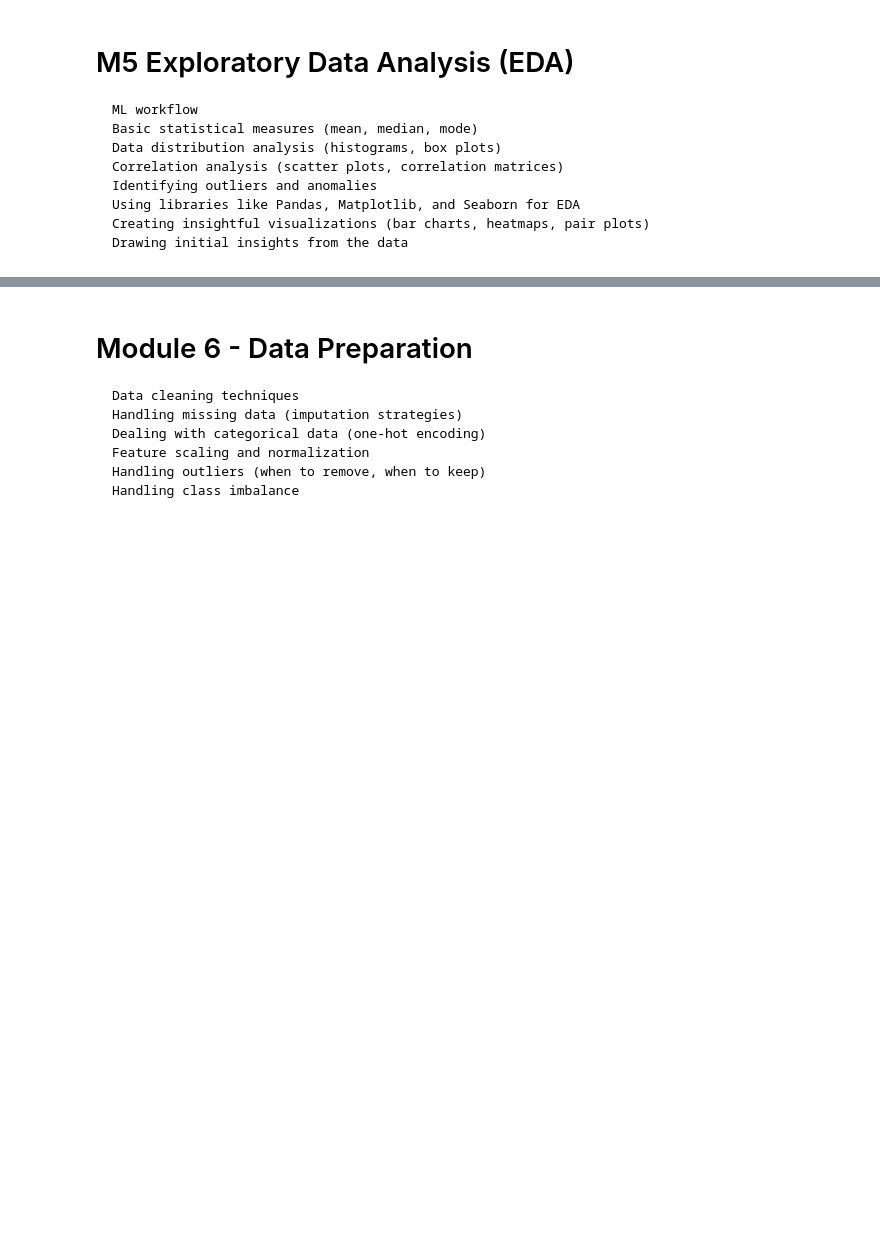
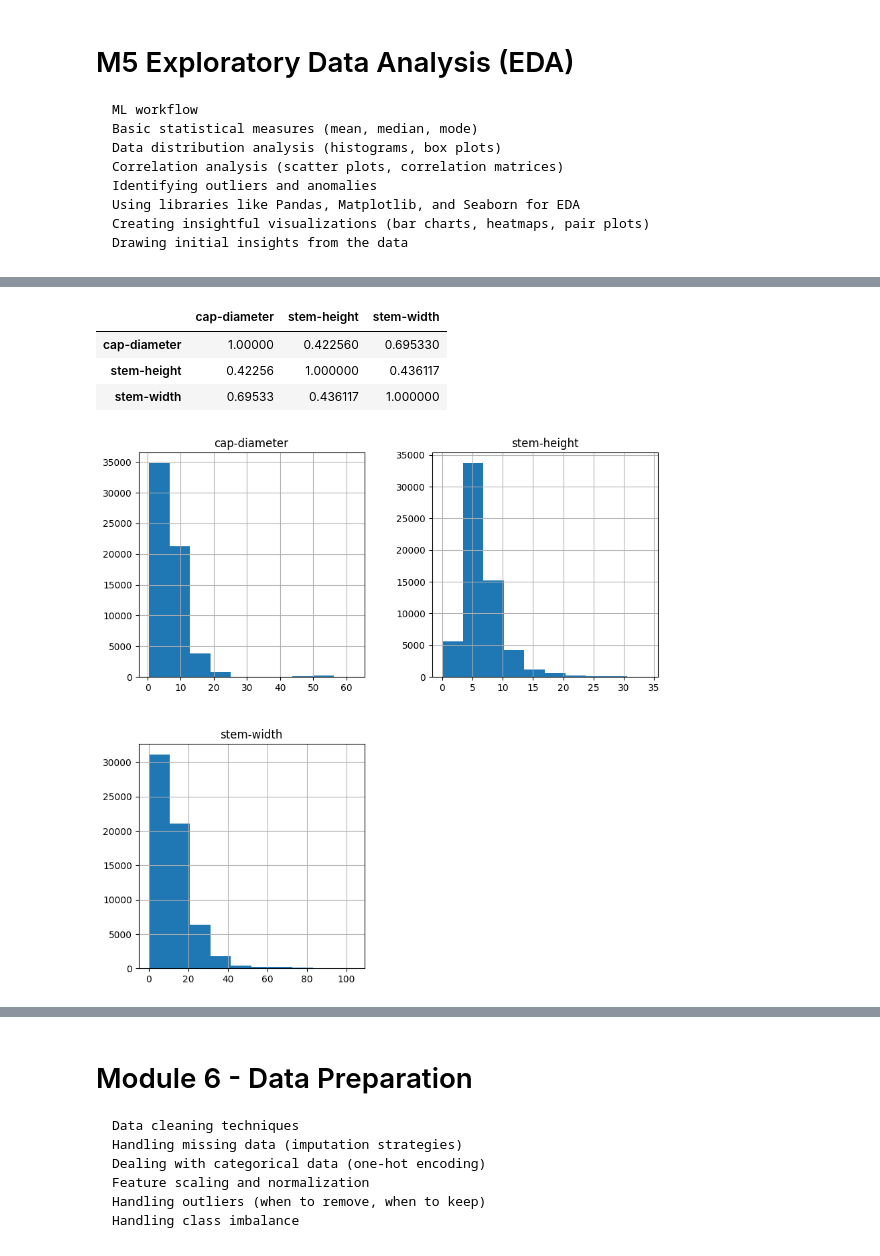
Before and after one commit to rjtrenchard/FungalHabitatML, a Jupyter notebook: Mushroom_Hunter.ipynb, the cells around one changed output, grey strips where cells are left out. Drawn from its saved outputs; the diff is of its cells as text; code cells hidden in the pictures; blank space fills up the shorter version.

```diff
--- a/Mushroom_Hunter.ipynb
+++ b/Mushroom_Hunter.ipynb
@@ -11,0 +55,24 @@ This is an ML project that will try to identify mushrooms based on given charact
+# %%
+# load/download dataset
+from ucimlrepo import fetch_ucirepo
+
+# fetch dataset
+secondary_mushroom = fetch_ucirepo(id=848)
+
+
+
+# data (as pandas dataframes)
+X = secondary_mushroom.data.features
+y = secondary_mushroom.data.targets
+
+# metadata
+# print(secondary_mushroom.metadata)
+
+# variable information
+# print(secondary_mushroom.variables)
+
+# create dataframe, the features and targets are already defined but we can
+# can make a big object so we can see everything in the data exploration phase
+import pandas as pd
+df = pd.concat([X, y], axis=1)
+df.head()
@@ -22,0 +147,5 @@ This is an ML project that will try to identify mushrooms based on given charact
+# %%
+# Basic statistical measures (mean, median, mode) of quantitative columns
+# grabs all numerical measurements, of which there are only 3!
+df_numerical = df.select_dtypes(include=['int64', 'float64'])
+df_numerical.describe()
@@ -22,0 +194,17 @@ This is an ML project that will try to identify mushrooms based on given charact
+# %%
+# show correlation matrix for numerical data.
+df[['cap-diameter', 'stem-height', 'stem-width']].corr()
+# %% [output]
+|  | cap-diameter | stem-height | stem-width |
+| cap-diameter | 1.00000 | 0.422560 | 0.695330 |
+| stem-height | 0.42256 | 1.000000 | 0.436117 |
+| stem-width | 0.69533 | 0.436117 | 1.000000 |
+# %%
+# generate graphs of numerical data to explore any correlations
+import matplotlib.pyplot as plt
+import seaborn as sns
+
+df_numerical.hist(figsize=(10, 10))
+plt.show()
+# %% [output]
+[figure, added]
```
Also changed, not shown: parts of 27 cells of this notebook.
